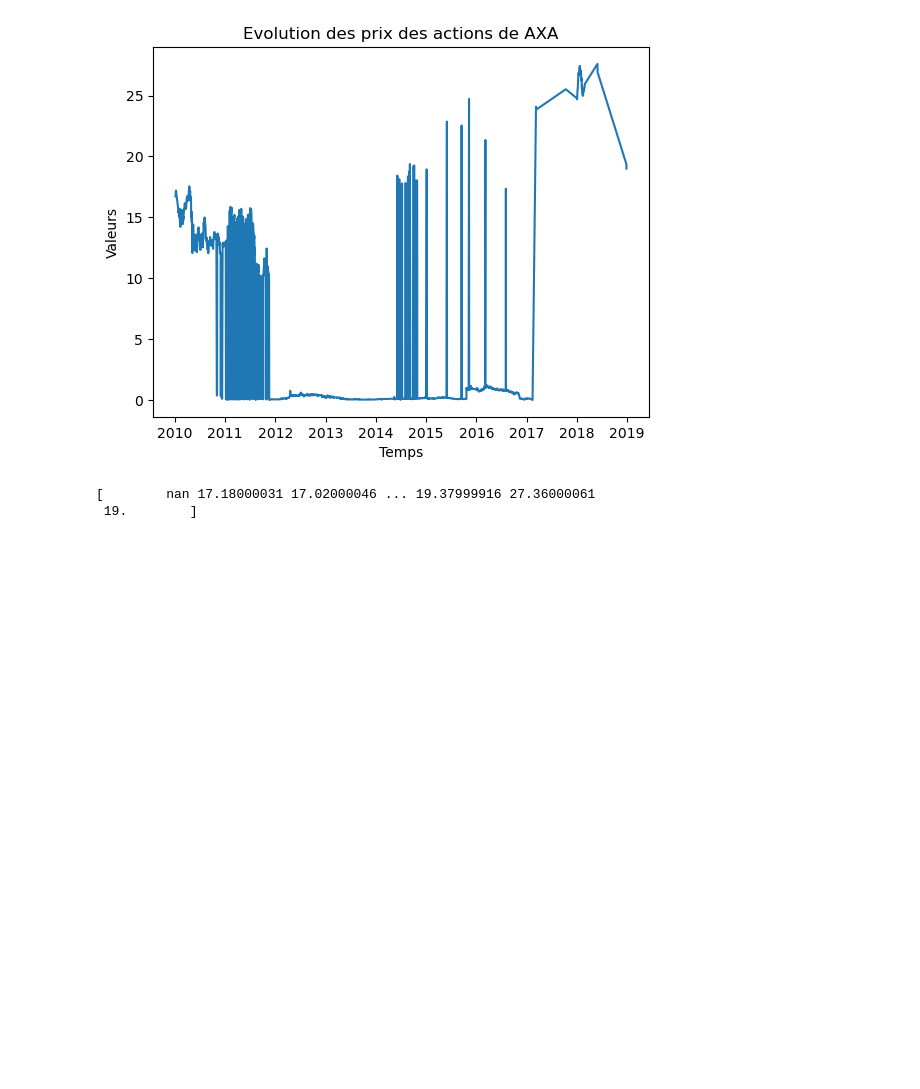
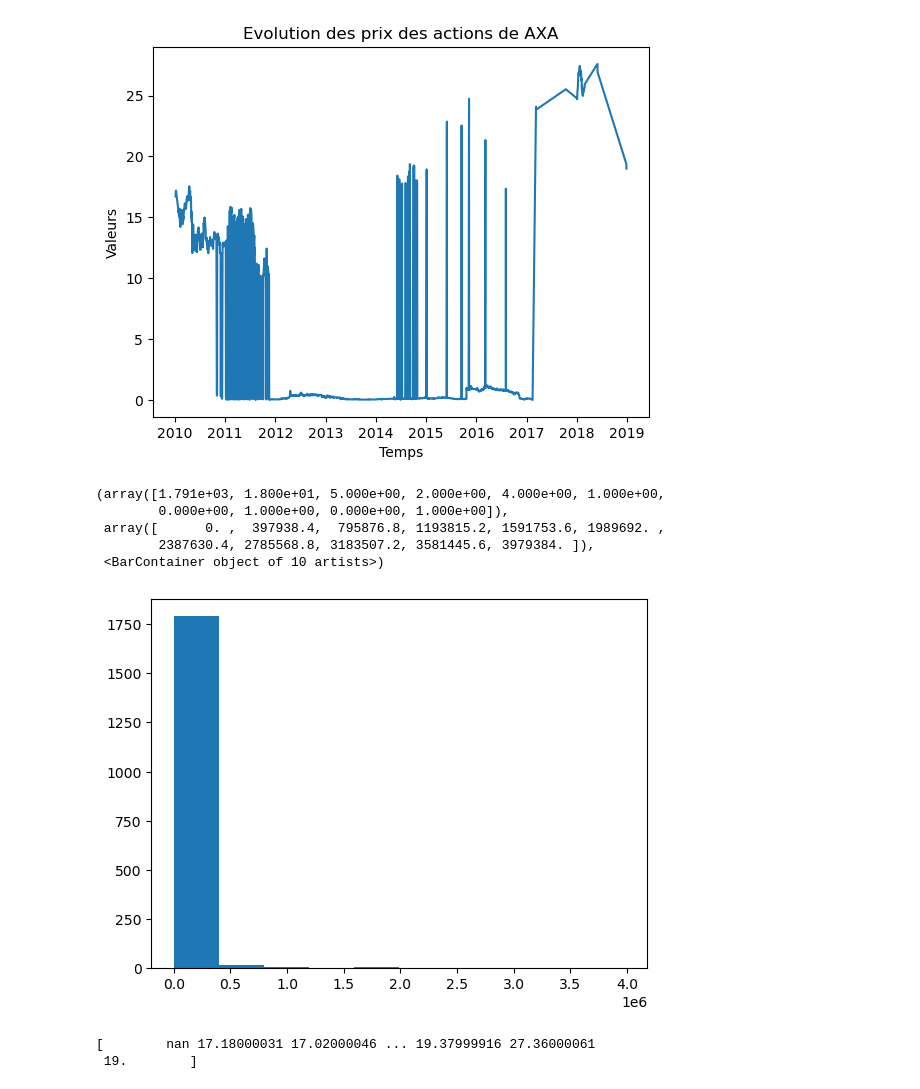
Before and after one commit to antoinerougier/Projet-Python-pour-la-data-science-, a Jupyter notebook: ModificationAntoine.ipynb, the cells around one changed output. Saved outputs shown, nothing was run; the diff lists cells and outputs as text; code cells hidden in the pictures; blank space fills up the shorter version.

Commit message:
faire un historgamme des volumes de transactions des actions par année

```diff
--- a/ModificationAntoine.ipynb
+++ b/ModificationAntoine.ipynb
@@ -92,6 +92,21 @@ plt.xlabel("Temps")
 # %% [output]
 Text(0.5, 0, 'Temps')
 [figure]
+# %%
+#On veut aussi avoir un histogramme qui nous montre le nombre de transaction par année de l'action AXA
+new_df = df2[['Volume']]
+for i in range(len(new_df)):
+    for j in range(9):
+        2010 += j
+
+plt.hist(new_df)
+# %% [output]
+(array([1.791e+03, 1.800e+01, 5.000e+00, 2.000e+00, 4.000e+00, 1.000e+00,
+        0.000e+00, 1.000e+00, 0.000e+00, 1.000e+00]),
+ array([      0. ,  397938.4,  795876.8, 1193815.2, 1591753.6, 1989692. ,
+        2387630.4, 2785568.8, 3183507.2, 3581445.6, 3979384. ]),
+ <BarContainer object of 10 artists>)
+[figure, added]
 # %%
 #Lobjectif ici est donc de faire une régression linéaire pour prédire la valeur des prix des actifs à la fin de la journée
 #On utilise les prix d'ouverture et les prix de fermeture de la veille
```
Also changed, not shown: parts of 1 cell of this notebook.
